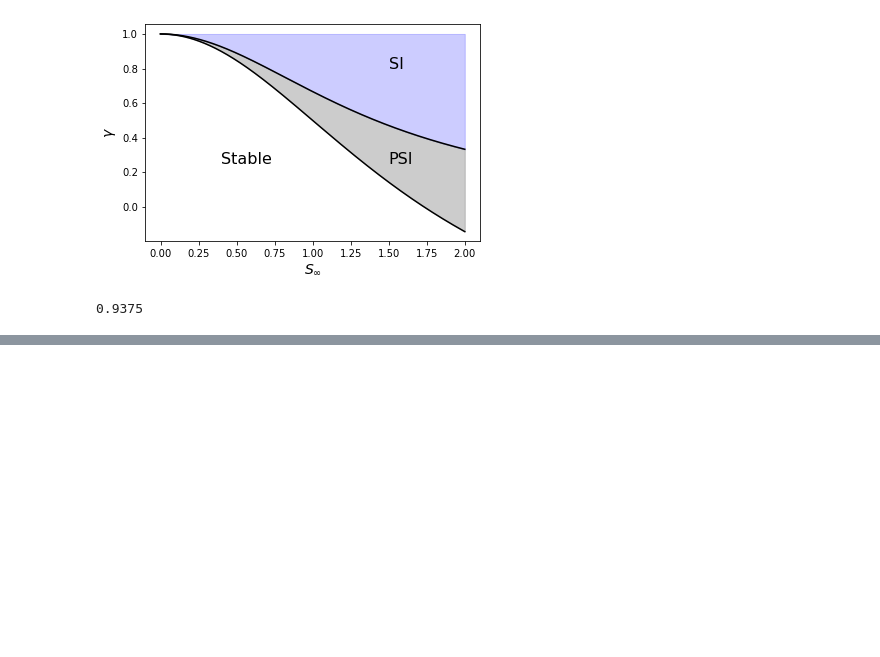
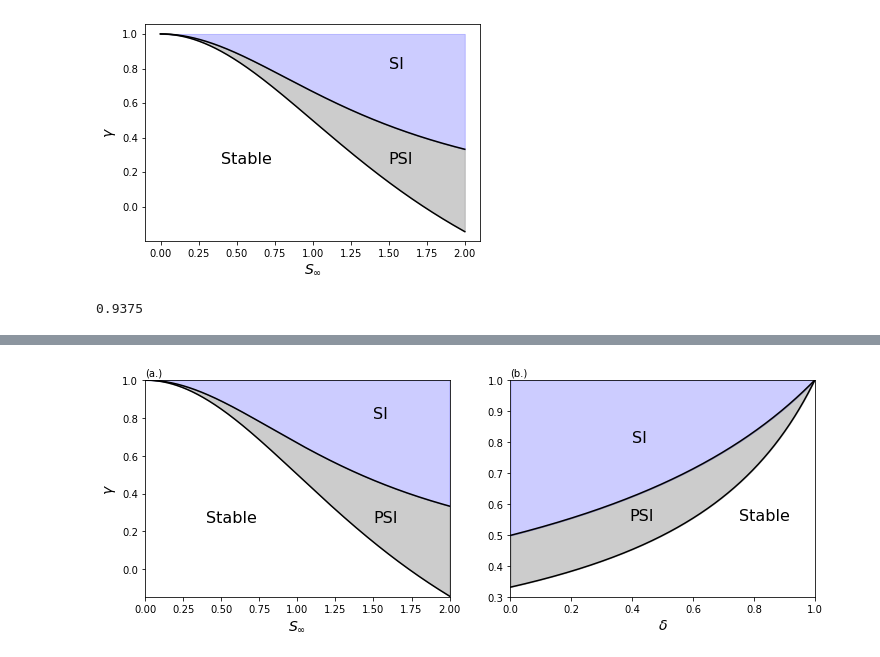
Before and after one commit to loganpknudsen/BottomBoundaryLayer, a Jupyter notebook: stability_regions.ipynb, the cells around one changed output, grey strips where cells are left out. Saved outputs shown, nothing was run; the diff lists cells and outputs as text; code cells hidden in the pictures; blank space fills up the shorter version.

```diff
--- a/stability_regions.ipynb
+++ b/stability_regions.ipynb
@@ -84,3 +84,32 @@ plt.show()
+# %%
+fig, axs = plt.subplots(1,2,sharey=False,figsize=(12,4))
+axs[0].fill_between(Sinf,gd,gamma_upper_limit(Sinf,deltafix),color="k",alpha=0.2)
+axs[0].fill_between(Sinf,gamma_upper_limit(Sinf,deltafix),1,color="b",alpha=0.2)
+axs[0].plot(Sinf,gamma_upper_limit(Sinf,deltafix),c="k")
+axs[0].plot(Sinf,gd,c="k")
+axs[0].set_ylabel(r"$\gamma$",fontsize=14)
+axs[0].set_xlabel(r"$S_\infty$",fontsize=14)
+axs[0].set_xlim([0,2])
+axs[0].set_ylim([-0.15,1])
+axs[0].text(1.5,0.8,"SI",fontsize=16)
+axs[0].text(1.5,0.25,"PSI",fontsize=16)
+axs[0].text(0.4,0.25,"Stable",fontsize=16)
+axs[0].text(0,1.025,"(a.)")
+axs[1].fill_between(delta,gd2,gamma_upper_limit(Sfix,delta),color="k",alpha=0.2)
+axs[1].fill_between(delta,gamma_upper_limit(Sfix,delta),1,color="b",alpha=0.2)
+axs[1].plot(delta,gd2,c="k")
+axs[1].plot(delta,gamma_upper_limit(Sfix,delta),c="k")
+# axs[1].set_ylabel(r"$\gamma$",fontsize=14)
+axs[1].set_xlabel(r"$\delta$",fontsize=14)
+axs[1].text(0.4,0.8,"SI",fontsize=16)
+axs[1].text(0.39,0.55,"PSI",fontsize=16)
+axs[1].text(0.75,0.55,"Stable",fontsize=16)
+axs[1].set_xlim([0,1])
+axs[1].set_ylim([0.3,1])
+axs[1].text(0,1.015,"(b.)")
+plt.savefig("parameter_space_figure.pdf")
+# %% [output]
+[figure, added]
 # %%
 # plt.fill_between(delta,Sfix,gamma_upper_limit(Sfix,delta),color="k",alpha=0.2)
 # plt.fill_between(delta,gamma_upper_limit(Sfix,delta),1,color="b",alpha=0.2)
```
Also changed, not shown: parts of 2 cells of this notebook, 2 other files.
